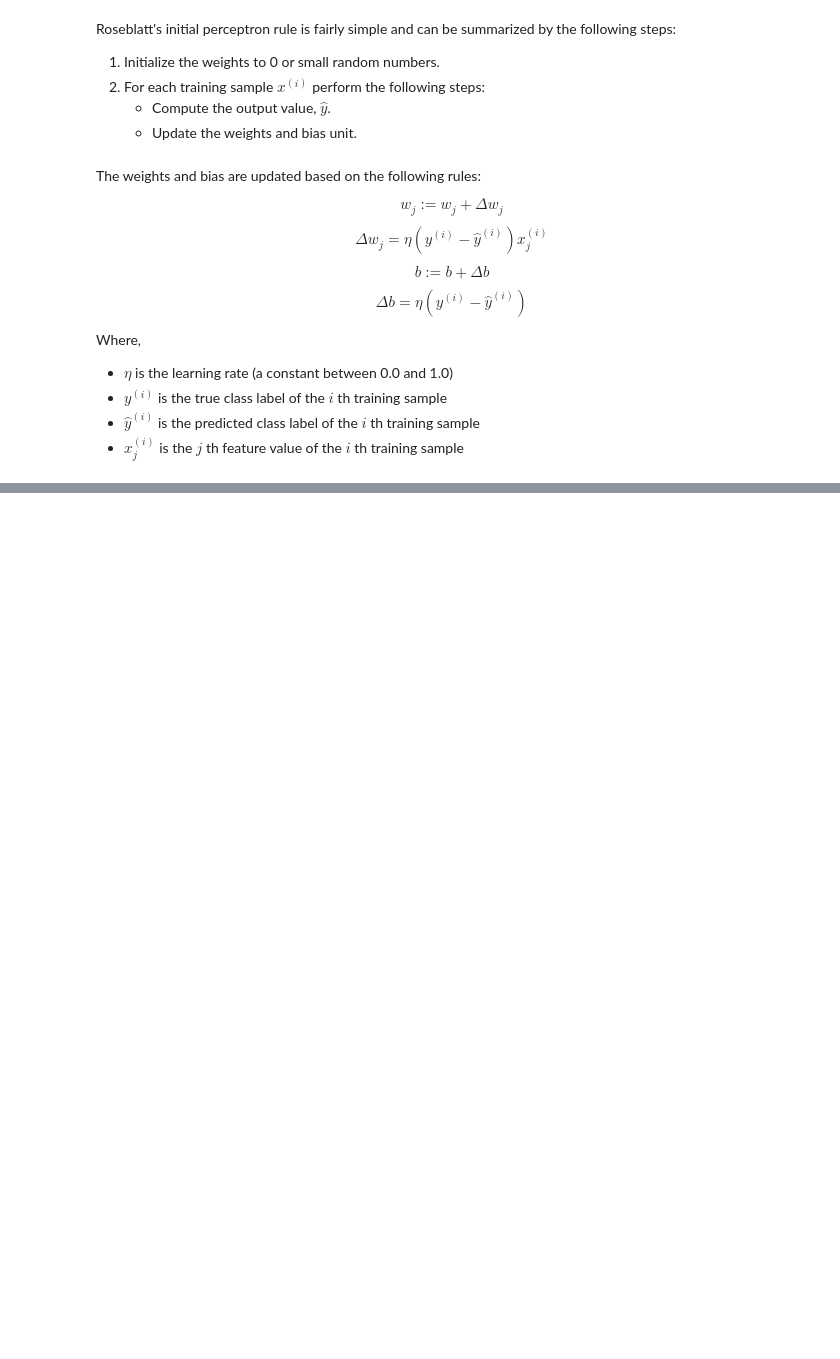
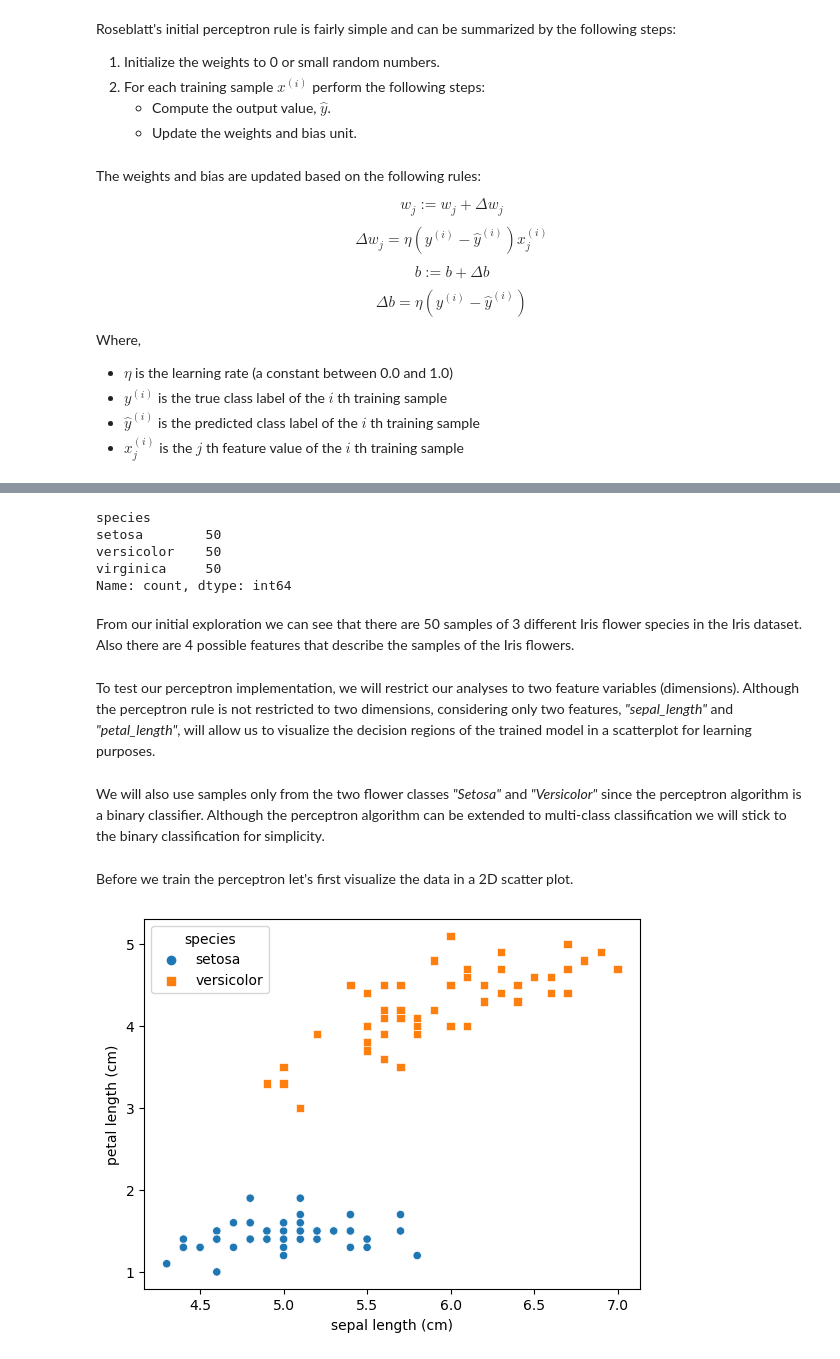
Before and after one commit to AindreaAjax/ML_Introduction, a Jupyter notebook: ML_Basics/02_Perceptron_and_Adaptive_Linear_Neurons.ipynb, the cells around one changed output, grey strips where cells are left out. Cells and saved outputs as stored; diff of their text form; code cells hidden in the pictures; blank space fills up the shorter version.

Commit message:
[sec] Training a perceptron model on the iris dataset

```diff
--- a/ML_Basics/02_Perceptron_and_Adaptive_Linear_Neurons.ipynb
+++ b/ML_Basics/02_Perceptron_and_Adaptive_Linear_Neurons.ipynb
@@ -78,0 +195,3 @@ Where,
+# %%
+# load the iris dataset
+iris_df = sns.load_dataset("iris")
@@ -78,0 +223,17 @@ Where,
+# %%
+iris_df["species"].value_counts()
+# %% [output]
+species
+setosa        50
+versicolor    50
+virginica     50
+Name: count, dtype: int64
+# %% [markdown]
+From our initial exploration we can see that there are 50 samples of 3 different Iris flower species in the Iris dataset. Also there are 4 possible features that describe the samples of the Iris flowers.
+# %% [markdown]
+To test our perceptron implementation, we will restrict our analyses to two feature variables (dimensions). Although the perceptron rule is not restricted to two dimensions, considering only two features, *"sepal_length"* and *"petal_length"*, will allow us to visualize the decision regions of the trained model in a scatterplot for learning purposes.
+# %% [markdown]
+We will also use samples only from the two flower classes *"Setosa"* and *"Versicolor"* since the perceptron algorithm is a binary classifier. Although the perceptron algorithm can be extended to multi-class classification we will stick to the binary classification for simplicity.
+# %%
+# extract samples for which species == "setosa" | "versicolor"
+iris_df_perceptron = iris_df.query("species != 'virginica'")
@@ -78,0 +246,8 @@ Where,
+# %% [markdown]
+Before we train the perceptron let's first visualize the data in a 2D scatter plot.
+# %%
+ax = sns.scatterplot(x="sepal_length", y="petal_length", hue="species", style="species", markers=["o", "s"], data=iris_df_perceptron)
+ax.set(xlabel="sepal length (cm)", ylabel="petal length (cm)")
+plt.show()
+# %% [output]
+[figure, added]
```
Also changed, not shown: parts of 27 cells of this notebook.
